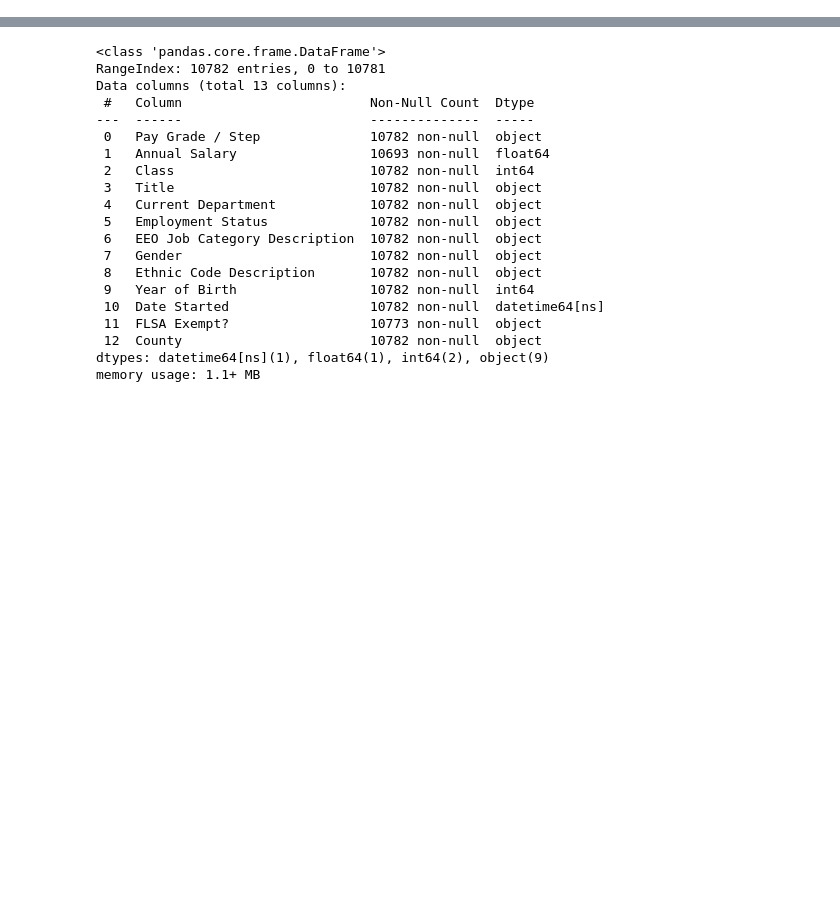
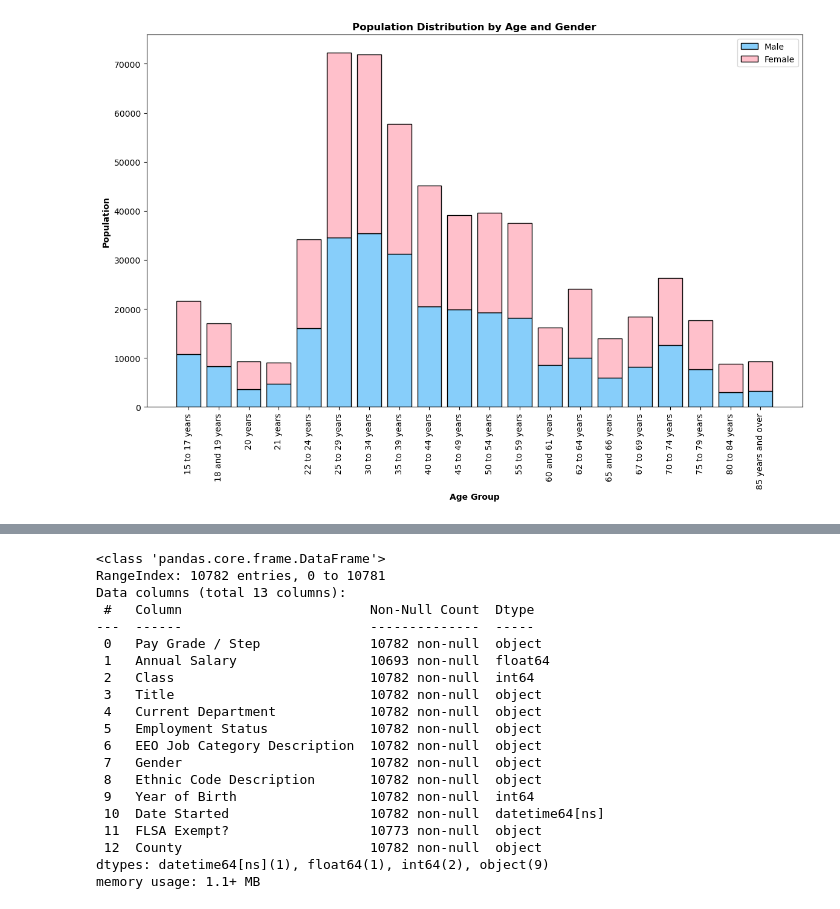
Before and after one commit to zdemeke/DavidsonGovEmployeeDemographics, a Jupyter notebook: Gov't Employment.ipynb, the cells around one changed output, grey strips where cells are left out. Saved outputs shown, nothing was run; the diff lists cells and outputs as text; code cells hidden in the pictures; blank space fills up the shorter version.

Commit message:
working on gender

```diff
--- a/Gov't Employment.ipynb
+++ b/Gov't Employment.ipynb
@@ -5,3 +5,5 @@ import matplotlib.pyplot as plt
 import seaborn as sns
 # %%
 gov_emp = pd.read_csv('Government_Employees_Demograpy.csv')
+# %%
+dav_pop_gender_age = pd.read_csv('Davidson_Demo_Age&Sex.csv')
@@ -7,0 +88,3 @@ gov_emp = pd.read_csv('Government_Employees_Demograpy.csv')
+# %%
+# Only want ages above 15 (youngest gov worker in dataset)
+dav_pop_gender_age = dav_pop_gender_age.iloc[3:]
@@ -7,0 +111,14 @@ gov_emp = pd.read_csv('Government_Employees_Demograpy.csv')
+# %%
+plt.style.use('default')
+plt.figure(figsize=(14, 8))
+plt.bar(dav_pop_gender_age['Age'], dav_pop_gender_age['Male'], label='Male', color='lightskyblue', edgecolor='black')
+plt.bar(dav_pop_gender_age['Age'], dav_pop_gender_age['Female'], bottom=dav_pop_gender_age['Male'], label='Female', color='pink', edgecolor='black')
+
+plt.xlabel('Age Group',weight='bold')
+plt.ylabel('Population',weight='bold')
+plt.title('Population Distribution by Age and Gender',weight='bold')
+plt.xticks(rotation=90)
+plt.legend()
+plt.show()
+# %% [output]
+[figure, added]
```
Also changed, not shown: parts of 69 cells of this notebook, 2 other files.
